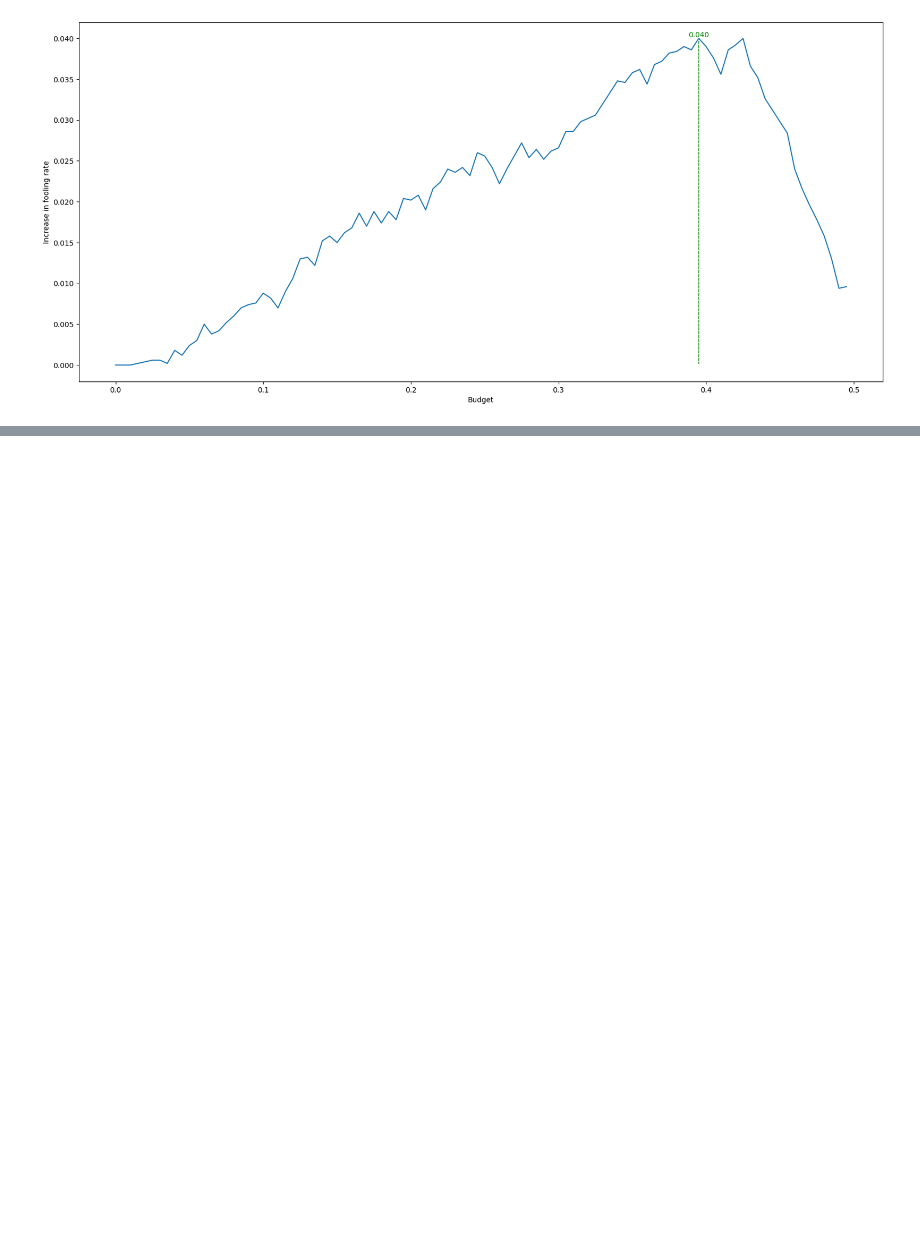
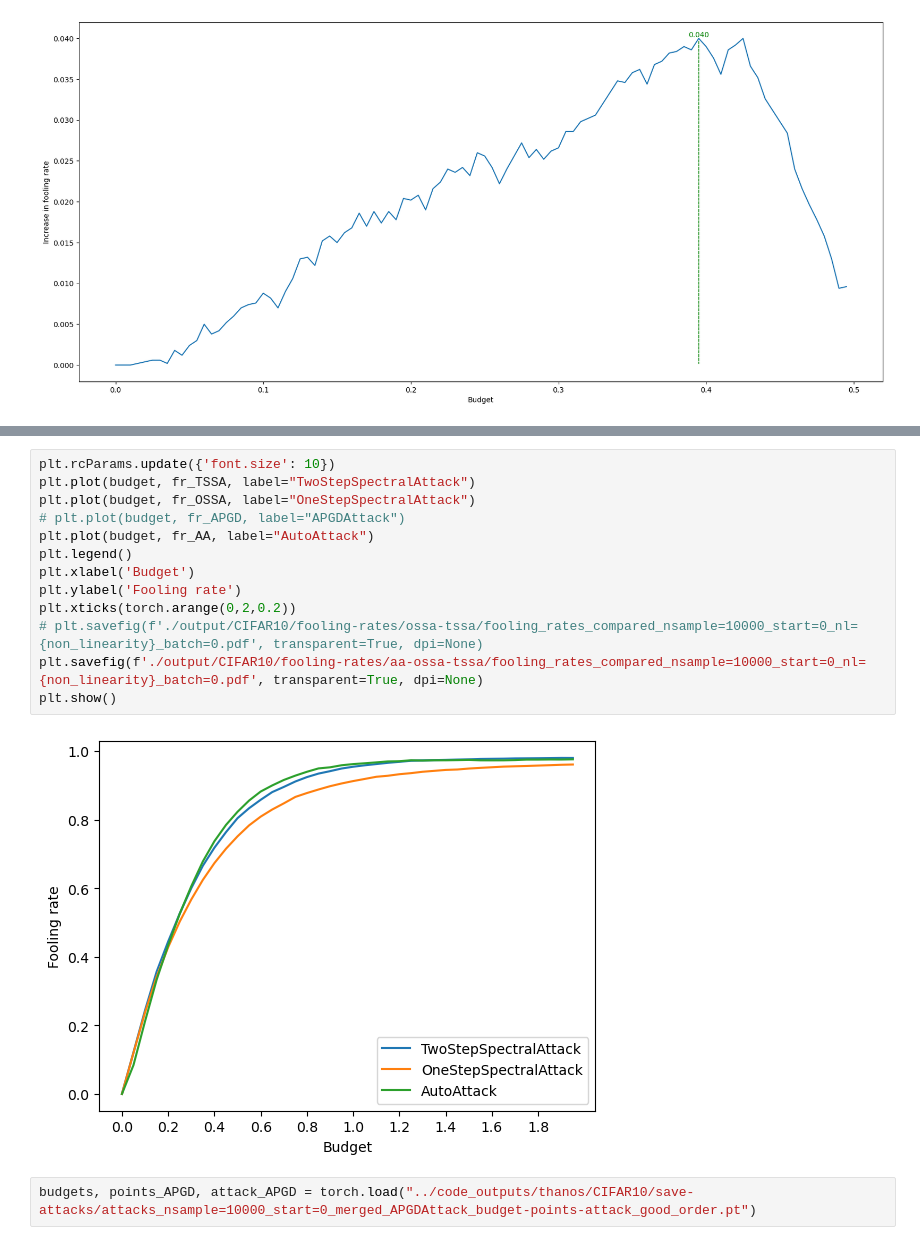
Before and after one commit to eliot-tron/CurvNetAttack, a Jupyter notebook: results_analysis.ipynb, the cells around one changed output, grey strips where cells are left out. Drawn from its saved outputs; the diff is of its cells as text; blank space fills up the shorter version.

```diff
--- a/results_analysis.ipynb
+++ b/results_analysis.ipynb
@@ -84,0 +144,17 @@ plt.show()
+# %%
+plt.rcParams.update({'font.size': 10})
+plt.plot(budget, fr_TSSA, label="TwoStepSpectralAttack")
+plt.plot(budget, fr_OSSA, label="OneStepSpectralAttack")
+# plt.plot(budget, fr_APGD, label="APGDAttack")
+plt.plot(budget, fr_AA, label="AutoAttack")
+plt.legend()
+plt.xlabel('Budget')
+plt.ylabel('Fooling rate')
+plt.xticks(torch.arange(0,2,0.2))
+# plt.savefig(f'./output/CIFAR10/fooling-rates/ossa-tssa/fooling_rates_compared_nsample=10000_start=0_nl={non_linearity}_batch=0.pdf', transparent=True, dpi=None)
+plt.savefig(f'./output/CIFAR10/fooling-rates/aa-ossa-tssa/fooling_rates_compared_nsample=10000_start=0_nl={non_linearity}_batch=0.pdf', transparent=True, dpi=None)
+plt.show()
+# %% [output]
+[figure, added]
+# %%
+budgets, points_APGD, attack_APGD = torch.load("../code_outputs/thanos/CIFAR10/save-attacks/attacks_nsample=10000_start=0_merged_APGDAttack_budget-points-attack_good_order.pt")
```
Also changed, not shown: parts of 19 cells of this notebook.
